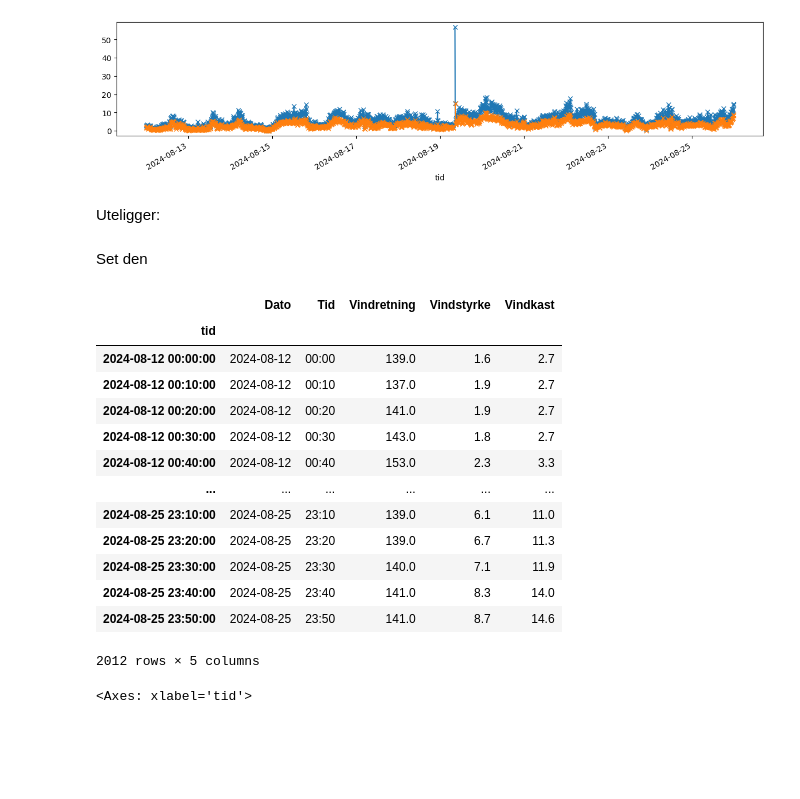
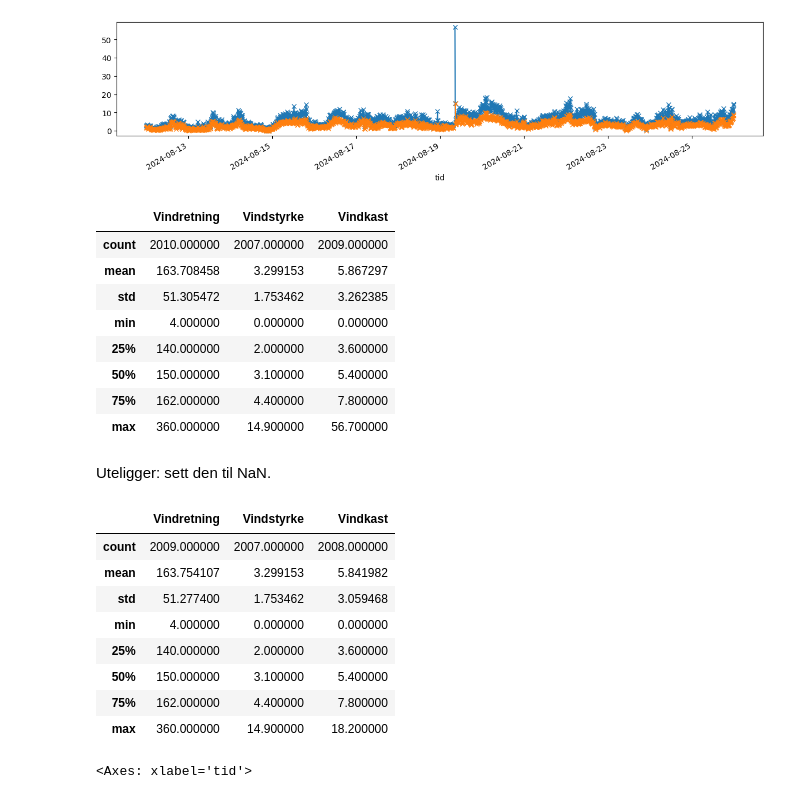
Before and after one commit to galendal/MAT100-datascience, a Jupyter notebook: content/florida.ipynb, the cells around one changed output. Drawn from its saved outputs; the diff is of its cells as text; code cells hidden in the pictures; blank space fills up the shorter version.

Commit message:
florida

```diff
--- a/content/florida.ipynb
+++ b/content/florida.ipynb
@@ -5,5 +6,7 @@ import matplotlib.pyplot as plt
 # %%
-df= pd.read_csv('Florida_2024-08-12_2024-08-26_1724672927.csv')
+url='https://raw.githubusercontent.com/galendal/MAT100-datascience/main/content/Florida_2024-08-12_2024-08-26_1724672927.csv'
+
+df= pd.read_csv(url)
 df['tid']=pd.to_datetime(df['Dato'] + ' ' + df['Tid'])
 df=df.set_index('tid')
 df
@@ -37,30 +52,35 @@ df.Vindstyrke.plot(marker='x',figsize=(15, 3))
 # %% [output]
 <Axes: xlabel='tid'>
 [figure]
-# %% [markdown]
-Uteligger:
-# %% [markdown]
-Set den
+# %%
+df.describe()
+# %% [output]
+|  | Vindretning | Vindstyrke | Vindkast |
+| count | 2010.000000 | 2007.000000 | 2009.000000 |
+| mean | 163.708458 | 3.299153 | 5.867297 |
+| std | 51.305472 | 1.753462 | 3.262385 |
+| min | 4.000000 | 0.000000 | 0.000000 |
+| 25% | 140.000000 | 2.000000 | 3.600000 |
+| 50% | 150.000000 | 3.100000 | 5.400000 |
+| 75% | 162.000000 | 4.400000 | 7.800000 |
+| max | 360.000000 | 14.900000 | 56.700000 |
+# %% [markdown]
+Uteligger: sett den til NaN.
 # %%
 df_remove=df#.copy()
 df_remove.loc[df['Vindkast'] > 20] = np.nan
 # %%
-df
+df.describe()
 # %% [output]
-|  | Dato | Tid | Vindretning | Vindstyrke | Vindkast |
-| tid |  |  |  |  |  |
-| 2024-08-12 00:00:00 | 2024-08-12 | 00:00 | 139.0 | 1.6 | 2.7 |
-| 2024-08-12 00:10:00 | 2024-08-12 | 00:10 | 137.0 | 1.9 | 2.7 |
-| 2024-08-12 00:20:00 | 2024-08-12 | 00:20 | 141.0 | 1.9 | 2.7 |
-| 2024-08-12 00:30:00 | 2024-08-12 | 00:30 | 143.0 | 1.8 | 2.7 |
-| 2024-08-12 00:40:00 | 2024-08-12 | 00:40 | 153.0 | 2.3 | 3.3 |
-| ... | ... | ... | ... | ... | ... |
-| 2024-08-25 23:10:00 | 2024-08-25 | 23:10 | 139.0 | 6.1 | 11.0 |
-| 2024-08-25 23:20:00 | 2024-08-25 | 23:20 | 139.0 | 6.7 | 11.3 |
-| 2024-08-25 23:30:00 | 2024-08-25 | 23:30 | 140.0 | 7.1 | 11.9 |
-| 2024-08-25 23:40:00 | 2024-08-25 | 23:40 | 141.0 | 8.3 | 14.0 |
-| 2024-08-25 23:50:00 | 2024-08-25 | 23:50 | 141.0 | 8.7 | 14.6 |
+|  | Vindretning | Vindstyrke | Vindkast |
+| count | 2009.000000 | 2007.000000 | 2008.000000 |
+| mean | 163.754107 | 3.299153 | 5.841982 |
+| std | 51.277400 | 1.753462 | 3.059468 |
+| min | 4.000000 | 0.000000 | 0.000000 |
+| 25% | 140.000000 | 2.000000 | 3.600000 |
+| 50% | 150.000000 | 3.100000 | 5.400000 |
+| 75% | 162.000000 | 4.400000 | 7.800000 |
+| max | 360.000000 | 14.900000 | 18.200000 |
-2012 rows × 5 columns
 # %%
 
 df_remove.Vindkast.plot(marker='x',figsize=(15, 3))
```
Also changed, not shown: parts of 12 cells of this notebook.
